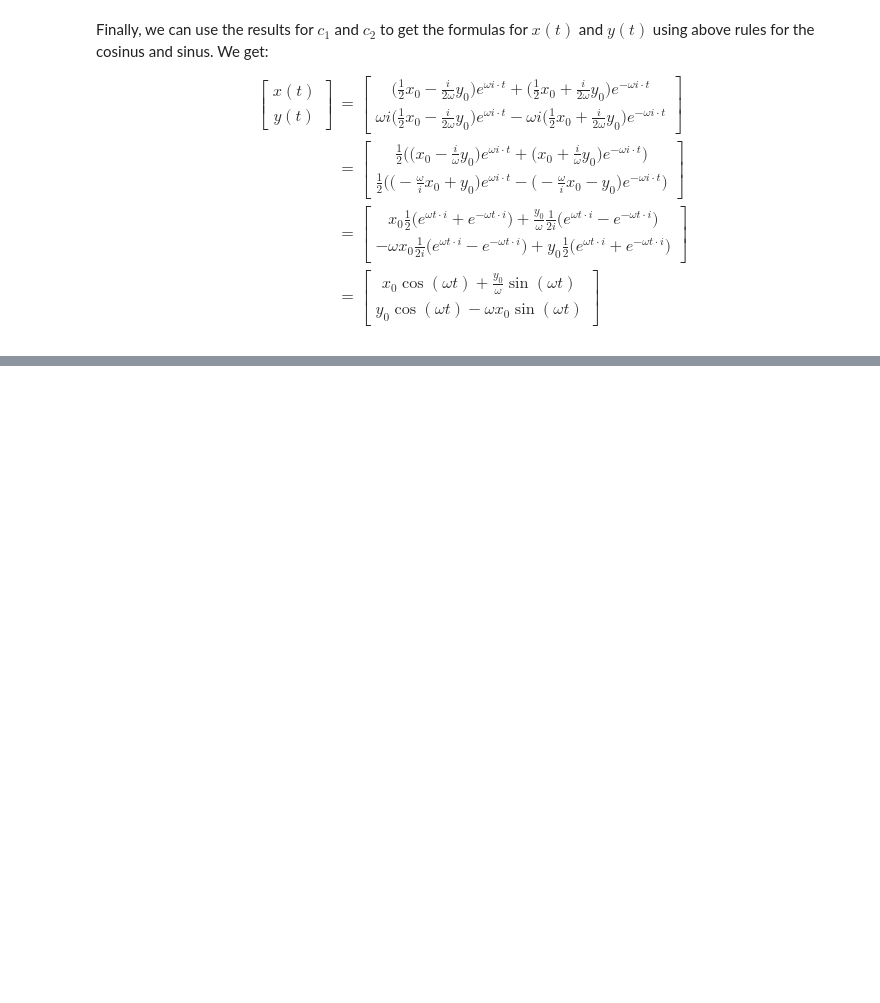
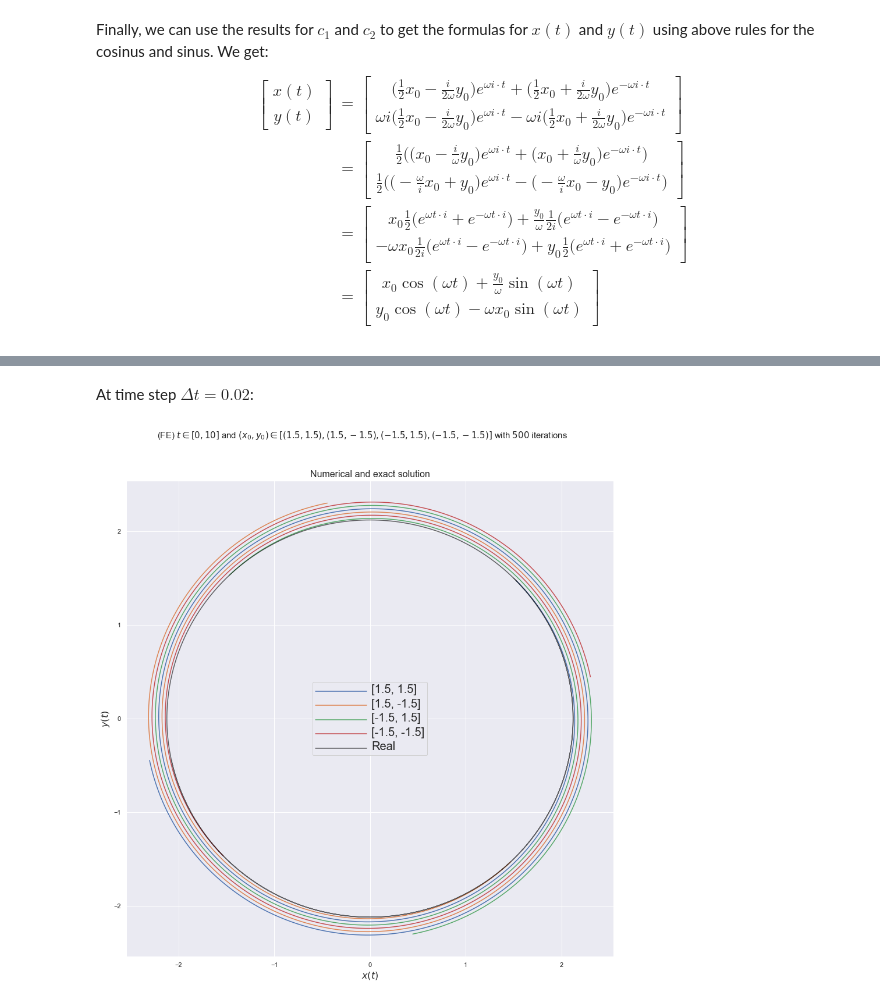
Before and after one commit to tharangni/num-alg-2018, a Jupyter notebook: projects/finalproject_time_Lennart.ipynb, the cells around one changed output, grey strips where cells are left out. Saved outputs shown, nothing was run; the diff lists cells and outputs as text; code cells hidden in the pictures; blank space fills up the shorter version.

```diff
--- a/projects/finalproject_time_Lennart.ipynb
+++ b/projects/finalproject_time_Lennart.ipynb
@@ -607,0 +457,45 @@ Experiment with an integration schemes that gives higher order accuracy. Can you
+# %% [markdown]
+At time step $\Delta t = 0.02$:
+# %%
+result1 = feuler(f, init=[1.5, 1.5], T=[0,10], t=500)
+result2 = feuler(f, init=[1.5, -1.5], T=[0,10], t=500)
+result3 = feuler(f, init=[-1.5, 1.5], T=[0,10], t=500)
+result4 = feuler(f, init=[-1.5, -1.5], T=[0,10], t=500)
+
+T = [0, 10]
+t = 500
+start = (1.5, 1.5)
+xlist1 = [x(t, start[0], start[1]) for t in np.linspace(T[0], T[1], t + 1)]
+ylist1 = [y(t, start[0], start[1]) for t in np.linspace(T[0], T[1], t + 1)]
+start = (1.5, -1.5)
+xlist2 = [x(t, start[0], start[1]) for t in np.linspace(T[0], T[1], t + 1)]
+ylist2 = [y(t, start[0], start[1]) for t in np.linspace(T[0], T[1], t + 1)]
+start = (-1.5, 1.5)
+xlist3 = [x(t, start[0], start[1]) for t in np.linspace(T[0], T[1], t + 1)]
+ylist3 = [y(t, start[0], start[1]) for t in np.linspace(T[0], T[1], t + 1)]
+start = (-1.5, -1.5)
+xlist4 = [x(t, start[0], start[1]) for t in np.linspace(T[0], T[1], t + 1)]
+ylist4 = [y(t, start[0], start[1]) for t in np.linspace(T[0], T[1], t + 1)]
+
+plt.rcParams['figure.figsize'] = [15, 30]
+sns.set()
+sns.set_style('darkgrid', {'legend.frameon':True})
+fig = plt.figure()
+fig.subplots_adjust(top = 0.94, hspace=0.15)
+colors = plt.cm.jet(np.linspace(0, 1, len(result)))
+
+ax = plt.subplot(211)
+ax.plot(result1[:,0], result1[:,1], label = "[1.5, 1.5]")
+ax.plot(result2[:,0], result2[:,1], label = "[1.5, -1.5]")
+ax.plot(result3[:,0], result3[:,1], label = "[-1.5, 1.5]")
+ax.plot(result4[:,0], result4[:,1], label = "[-1.5, -1.5]")
+ax.plot(xlist1, ylist1, color="black", alpha=0.6, label = "Real")
+ax.set_xlabel("$x(t)$", fontsize=16)
+ax.set_ylabel("$y(t)$", fontsize=16)
+ax.legend()
+plt.setp(ax.get_legend().get_texts(), fontsize='20')
+ax.set_title("Numerical and exact solution", fontsize=16)
+
+plt.suptitle("(FE) $t\in[0,10]$ and $(x_0,y_0) \in [(1.5,1.5),(1.5,-1.5),(-1.5,1.5),(-1.5,-1.5)]$ with $500$ iterations", fontsize = 15);
+# %% [output]
+[figure, added]
```
Also changed, not shown: parts of 79 cells of this notebook, 1 other file.
